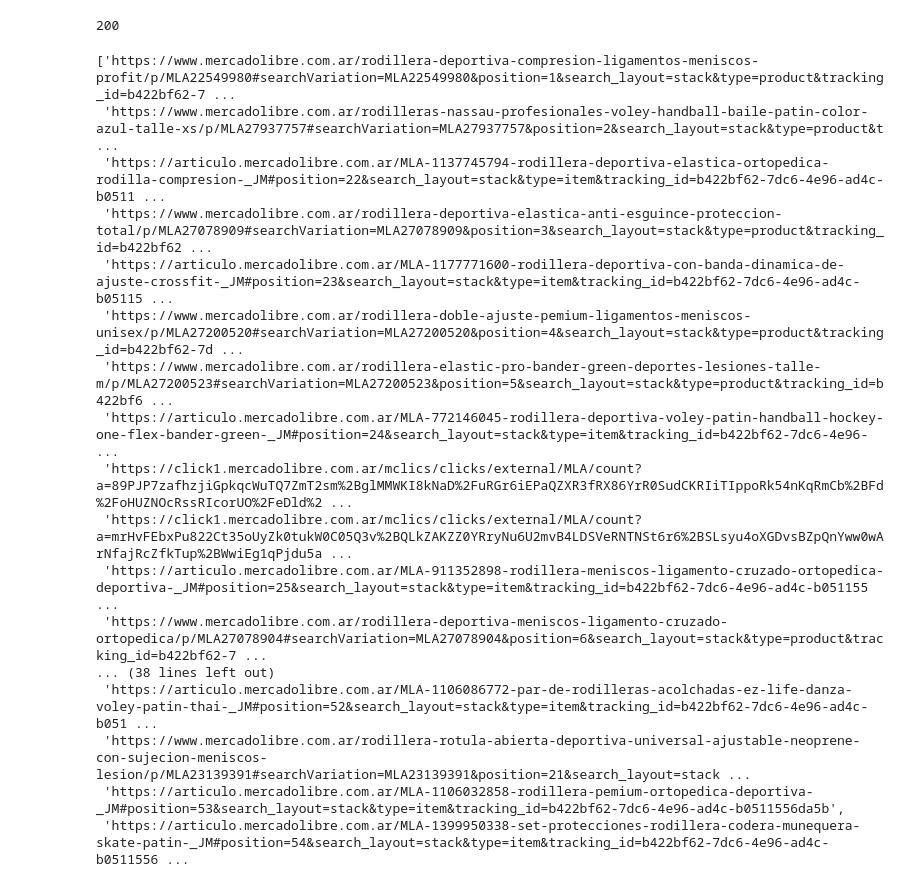
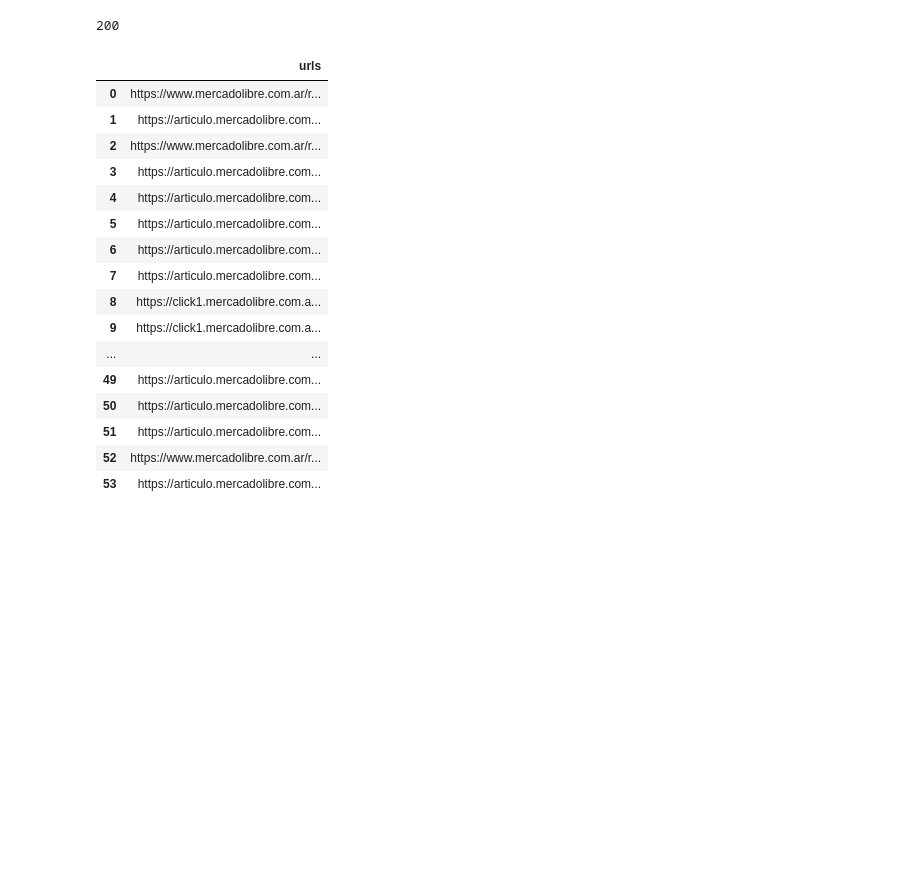
Before and after one commit to braian004/Python-practica, a Jupyter notebook: webscraping/rocode/web_craping(prueva_tecnica).ipynb, the cells around one changed output. Drawn from its saved outputs; the diff is of its cells as text; code cells hidden in the pictures; blank space fills up the shorter version.

```diff
--- a/webscraping/rocode/web_craping(prueva_tecnica).ipynb
+++ b/webscraping/rocode/web_craping(prueva_tecnica).ipynb
@@ -19,25 +19,26 @@ titulos = [i.text for i in titulos]
 urls = soup.find_all("a",attrs={"class":"ui-search-item__group__element ui-search-link"})
 # %%
 urls = [i.get('href')for i in urls]
-urls
+df = pd.DataFrame({'urls': urls})
+df
 # %% [output]
-['https://www.mercadolibre.com.ar/rodillera-deportiva-compresion-ligamentos-meniscos-profit/p/MLA22549980#searchVariation=MLA22549980&position=1&search_layout=stack&type=product&tracking_id=b422bf62-7 ...
- 'https://www.mercadolibre.com.ar/rodilleras-nassau-profesionales-voley-handball-baile-patin-color-azul-talle-xs/p/MLA27937757#searchVariation=MLA27937757&position=2&search_layout=stack&type=product&t ...
- 'https://articulo.mercadolibre.com.ar/MLA-1137745794-rodillera-deportiva-elastica-ortopedica-rodilla-compresion-_JM#position=22&search_layout=stack&type=item&tracking_id=b422bf62-7dc6-4e96-ad4c-b0511 ...
- 'https://www.mercadolibre.com.ar/rodillera-deportiva-elastica-anti-esguince-proteccion-total/p/MLA27078909#searchVariation=MLA27078909&position=3&search_layout=stack&type=product&tracking_id=b422bf62 ...
- 'https://articulo.mercadolibre.com.ar/MLA-1177771600-rodillera-deportiva-con-banda-dinamica-de-ajuste-crossfit-_JM#position=23&search_layout=stack&type=item&tracking_id=b422bf62-7dc6-4e96-ad4c-b05115 ...
- 'https://www.mercadolibre.com.ar/rodillera-doble-ajuste-pemium-ligamentos-meniscos-unisex/p/MLA27200520#searchVariation=MLA27200520&position=4&search_layout=stack&type=product&tracking_id=b422bf62-7d ...
- 'https://www.mercadolibre.com.ar/rodillera-elastic-pro-bander-green-deportes-lesiones-talle-m/p/MLA27200523#searchVariation=MLA27200523&position=5&search_layout=stack&type=product&tracking_id=b422bf6 ...
- 'https://articulo.mercadolibre.com.ar/MLA-772146045-rodillera-deportiva-voley-patin-handball-hockey-one-flex-bander-green-_JM#position=24&search_layout=stack&type=item&tracking_id=b422bf62-7dc6-4e96- ...
- 'https://click1.mercadolibre.com.ar/mclics/clicks/external/MLA/count?a=89PJP7zafhzjiGpkqcWuTQ7ZmT2sm%2BglMMWKI8kNaD%2FuRGr6iEPaQZXR3fRX86YrR0SudCKRIiTIppoRk54nKqRmCb%2BFd%2FoHUZNOcRssRIcorUO%2FeDld%2 ...
- 'https://click1.mercadolibre.com.ar/mclics/clicks/external/MLA/count?a=mrHvFEbxPu822Ct35oUyZk0tukW0C05Q3v%2BQLkZAKZZ0YRryNu6U2mvB4LDSVeRNTNSt6r6%2BSLsyu4oXGDvsBZpQnYww0wArNfajRcZfkTup%2BWwiEg1qPjdu5a ...
- 'https://articulo.mercadolibre.com.ar/MLA-911352898-rodillera-meniscos-ligamento-cruzado-ortopedica-deportiva-_JM#position=25&search_layout=stack&type=item&tracking_id=b422bf62-7dc6-4e96-ad4c-b051155 ...
- 'https://www.mercadolibre.com.ar/rodillera-deportiva-meniscos-ligamento-cruzado-ortopedica/p/MLA27078904#searchVariation=MLA27078904&position=6&search_layout=stack&type=product&tracking_id=b422bf62-7 ...
-... (38 lines left out)
- 'https://articulo.mercadolibre.com.ar/MLA-1106086772-par-de-rodilleras-acolchadas-ez-life-danza-voley-patin-thai-_JM#position=52&search_layout=stack&type=item&tracking_id=b422bf62-7dc6-4e96-ad4c-b051 ...
- 'https://www.mercadolibre.com.ar/rodillera-rotula-abierta-deportiva-universal-ajustable-neoprene-con-sujecion-meniscos-lesion/p/MLA23139391#searchVariation=MLA23139391&position=21&search_layout=stack ...
- 'https://articulo.mercadolibre.com.ar/MLA-1106032858-rodillera-pemium-ortopedica-deportiva-_JM#position=53&search_layout=stack&type=item&tracking_id=b422bf62-7dc6-4e96-ad4c-b0511556da5b',
- 'https://articulo.mercadolibre.com.ar/MLA-1399950338-set-protecciones-rodillera-codera-munequera-skate-patin-_JM#position=54&search_layout=stack&type=item&tracking_id=b422bf62-7dc6-4e96-ad4c-b0511556 ...
+|  | urls |
+| 0 | https://www.mercadolibre.com.ar/r... |
+| 1 | https://articulo.mercadolibre.com... |
+| 2 | https://www.mercadolibre.com.ar/r... |
+| 3 | https://articulo.mercadolibre.com... |
+| 4 | https://articulo.mercadolibre.com... |
+| 5 | https://articulo.mercadolibre.com... |
+| 6 | https://articulo.mercadolibre.com... |
+| 7 | https://articulo.mercadolibre.com... |
+| 8 | https://click1.mercadolibre.com.a... |
+| 9 | https://click1.mercadolibre.com.a... |
+| ... | ... |
+| 49 | https://articulo.mercadolibre.com... |
+| 50 | https://articulo.mercadolibre.com... |
+| 51 | https://articulo.mercadolibre.com... |
+| 52 | https://www.mercadolibre.com.ar/r... |
+| 53 | https://articulo.mercadolibre.com... |
 # %%
 dom = etree.HTML(str(soup))
 precios = dom.xpath('//li[@class="ui-search-layout__item"]//div[2]//div[2]//div[1]//div[1]//div[1]//div[1]//div[1]//span[2]')
```
Also changed, not shown: parts of 4 cells of this notebook.
